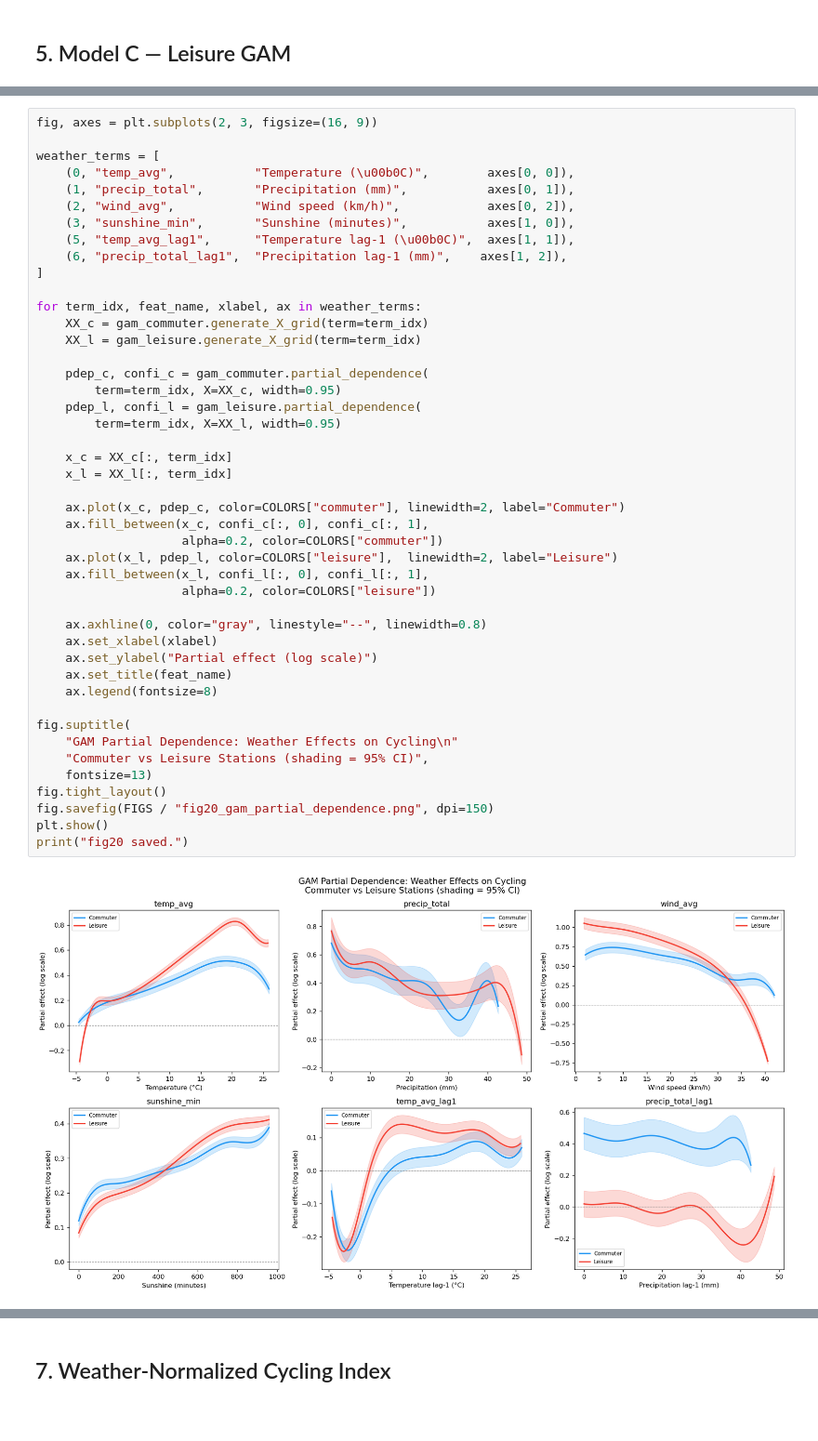
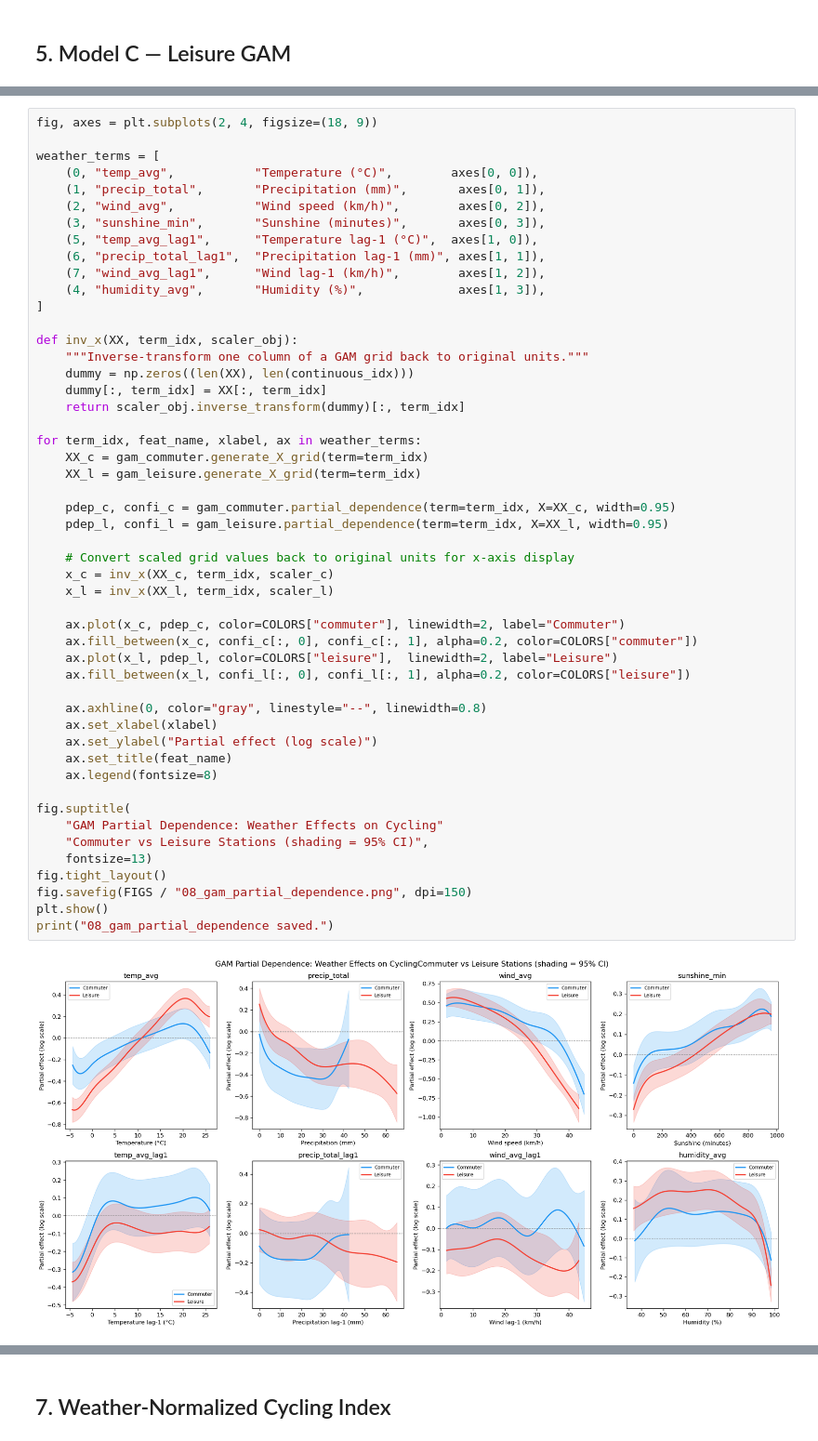
Before and after one commit to Queena34/mda-cycling-weather-group6, a Jupyter notebook: notebooks/08_gam_model.ipynb, the cells around one changed output, grey strips where cells are left out. Shown at 93% size. Cells and saved outputs as stored; diff of their text form; blank space fills up the shorter version.

```diff
--- a/notebooks/08_gam_model.ipynb
+++ b/notebooks/08_gam_model.ipynb
@@ -264,47 +401,52 @@ Leisure only    |    145.5  |   0.670
 # %%
-fig, axes = plt.subplots(2, 3, figsize=(16, 9))
+fig, axes = plt.subplots(2, 4, figsize=(18, 9))
 
 weather_terms = [
-    (0, "temp_avg",           "Temperature (\u00b0C)",        axes[0, 0]),
-    (1, "precip_total",       "Precipitation (mm)",           axes[0, 1]),
-    (2, "wind_avg",           "Wind speed (km/h)",            axes[0, 2]),
-    (3, "sunshine_min",       "Sunshine (minutes)",           axes[1, 0]),
-    (5, "temp_avg_lag1",      "Temperature lag-1 (\u00b0C)",  axes[1, 1]),
-    (6, "precip_total_lag1",  "Precipitation lag-1 (mm)",    axes[1, 2]),
+    (0, "temp_avg",           "Temperature (°C)",        axes[0, 0]),
+    (1, "precip_total",       "Precipitation (mm)",       axes[0, 1]),
+    (2, "wind_avg",           "Wind speed (km/h)",        axes[0, 2]),
+    (3, "sunshine_min",       "Sunshine (minutes)",       axes[0, 3]),
+    (5, "temp_avg_lag1",      "Temperature lag-1 (°C)",  axes[1, 0]),
+    (6, "precip_total_lag1",  "Precipitation lag-1 (mm)", axes[1, 1]),
+    (7, "wind_avg_lag1",      "Wind lag-1 (km/h)",        axes[1, 2]),
+    (4, "humidity_avg",       "Humidity (%)",             axes[1, 3]),
 ]
+
+def inv_x(XX, term_idx, scaler_obj):
+    """Inverse-transform one column of a GAM grid back to original units."""
+    dummy = np.zeros((len(XX), len(continuous_idx)))
+    dummy[:, term_idx] = XX[:, term_idx]
+    return scaler_obj.inverse_transform(dummy)[:, term_idx]
 
 for term_idx, feat_name, xlabel, ax in weather_terms:
     XX_c = gam_commuter.generate_X_grid(term=term_idx)
     XX_l = gam_leisure.generate_X_grid(term=term_idx)
 
-    pdep_c, confi_c = gam_commuter.partial_dependence(
-        term=term_idx, X=XX_c, width=0.95)
-    pdep_l, confi_l = gam_leisure.partial_dependence(
-        term=term_idx, X=XX_l, width=0.95)
+    pdep_c, confi_c = gam_commuter.partial_dependence(term=term_idx, X=XX_c, width=0.95)
+    pdep_l, confi_l = gam_leisure.partial_dependence(term=term_idx, X=XX_l, width=0.95)
 
-    x_c = XX_c[:, term_idx]
-    x_l = XX_l[:, term_idx]
+    # Convert scaled grid values back to original units for x-axis display
+    x_c = inv_x(XX_c, term_idx, scaler_c)
+    x_l = inv_x(XX_l, term_idx, scaler_l)
 
     ax.plot(x_c, pdep_c, color=COLORS["commuter"], linewidth=2, label="Commuter")
-    ax.fill_between(x_c, confi_c[:, 0], confi_c[:, 1],
-                    alpha=0.2, color=COLORS["commuter"])
+    ax.fill_between(x_c, confi_c[:, 0], confi_c[:, 1], alpha=0.2, color=COLORS["commuter"])
     ax.plot(x_l, pdep_l, color=COLORS["leisure"],  linewidth=2, label="Leisure")
-    ax.fill_between(x_l, confi_l[:, 0], confi_l[:, 1],
-                    alpha=0.2, color=COLORS["leisure"])
+    ax.fill_between(x_l, confi_l[:, 0], confi_l[:, 1], alpha=0.2, color=COLORS["leisure"])
 
     ax.axhline(0, color="gray", linestyle="--", linewidth=0.8)
     ax.set_xlabel(xlabel)
     ax.set_ylabel("Partial effect (log scale)")
     ax.set_title(feat_name)
     ax.legend(fontsize=8)
 
 fig.suptitle(
-    "GAM Partial Dependence: Weather Effects on Cycling\n"
+    "GAM Partial Dependence: Weather Effects on Cycling"
     "Commuter vs Leisure Stations (shading = 95% CI)",
     fontsize=13)
 fig.tight_layout()
-fig.savefig(FIGS / "fig20_gam_partial_dependence.png", dpi=150)
+fig.savefig(FIGS / "08_gam_partial_dependence.png", dpi=150)
 plt.show()
-print("fig20 saved.")
+print("08_gam_partial_dependence saved.")
 # %% [output]
-[figure, old version]
+[figure, new version]
```
Also changed, not shown: parts of 18 cells of this notebook, 15 other files.
